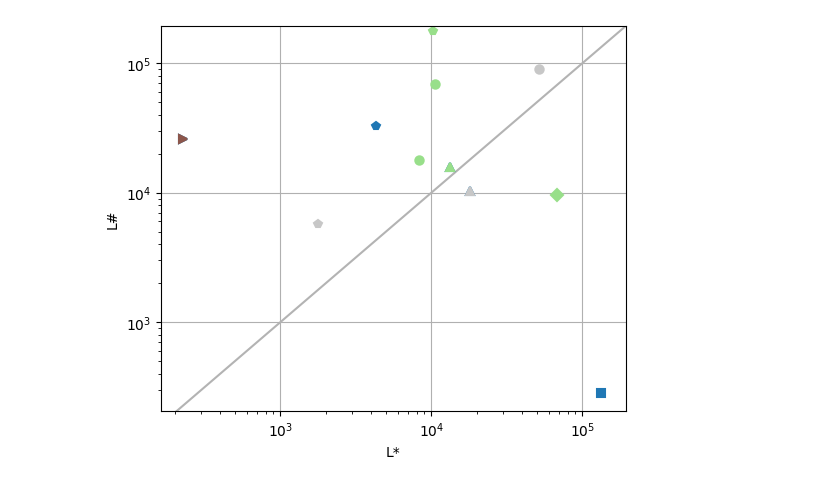
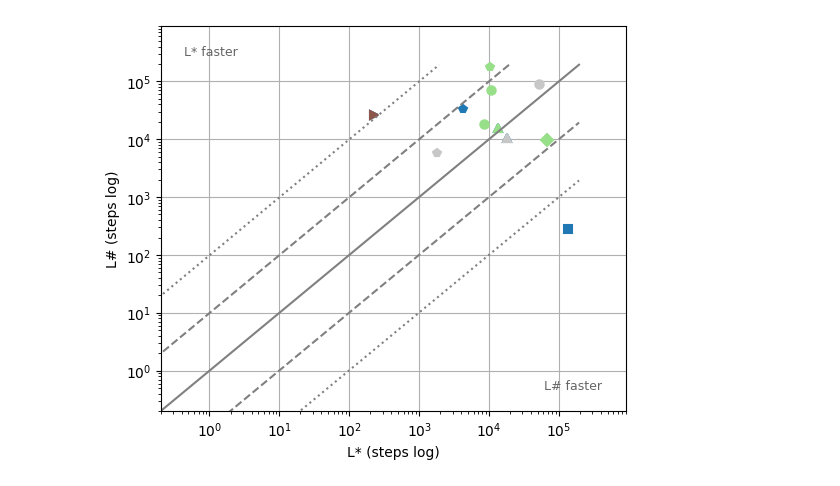
Before and after one commit to lukovdm/monitor-conformence, a Jupyter notebook: notebooks/Analysis.ipynb, the cells around one changed output. Cells and saved outputs as stored; diff of their text form; code cells hidden in the pictures.

```diff
--- a/notebooks/Analysis.ipynb
+++ b/notebooks/Analysis.ipynb
@@ -60,46 +60,54 @@ compare_runtimes(
 # %%
 from typing import cast
 
-from tover.analysis.plots import pair_by_benchmark
+from tover.analysis.plots import pair_by_benchmark, setup_loglog_comparison
 from matplotlib import pyplot as plt
 
 pairs = pair_by_benchmark(lsharp_no_dc_no_rl, lsharp_dc_rl)
-
 
 xs, ys, syms, cols = [], [], [], []
 for d1, d2 in pairs:
     r1, r2 = cast(dict, d1["results"]), cast(dict, d2["results"])
     if r1 is None or r2 is None:
         continue
     lr1, lr2 = (
         r1["learning_stats"].get(
             "steps_learning", r1["learning_stats"].get("sul_steps")
         ),
         r2["learning_stats"].get(
             "steps_learning", r2["learning_stats"].get("sul_steps")
         ),
     )
     if lr1 is None or lr2 is None:
         continue
     xs.append(lr1)
     ys.append(lr2)
     syms.append(d1["symbol"])
     cols.append(d1["color"])
 
-max_val = max(max(xs), max(ys)) * 1.1
-plt.plot([0, max_val], [0, max_val], "-", color="0.7")
+min_value = 1
+for x, y, sym, col in zip(xs, ys, syms, cols):
+    plt.plot(
+        max(x, min_value),
+        max(y, min_value),
+        sym,
+        color=col,
+        markersize=6,
+        markeredgewidth=1.5,
+    )
 
-for x, y, sym, col in zip(xs, ys, syms, cols):
-    plt.plot(x, y, sym, color=col, markersize=6, markeredgewidth=1.5)
+setup_loglog_comparison(
+    plt.gca(),
+    max_lim=max(max(xs), max(ys)) * 1.1,
+    label1="L*",
+    label2="L#",
+    min_value=min_value,
+    xlabel="L* (steps log)",
+    ylabel="L# (steps log)",
+)
 
-plt.xlabel(f"L*")
-plt.ylabel(f"L#")
-plt.loglog()
-plt.grid()
-plt.xlim(0, max_val)
-plt.ylim(0, max_val)
 plt.gcf().set_size_inches(6, 5)
 plt.show()
 # %% [output]
-[figure, old version]
+[figure, new version]
 # %%
```
Also changed, not shown: parts of 3 cells of this notebook, 8 other files.
